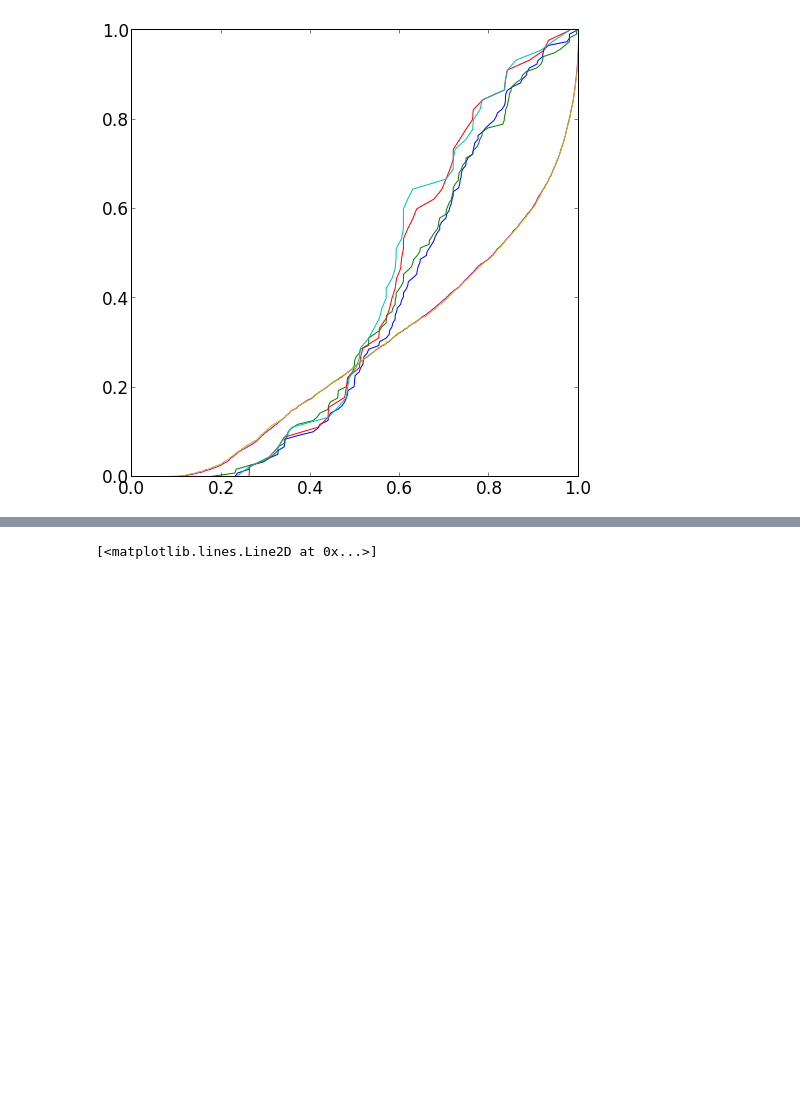
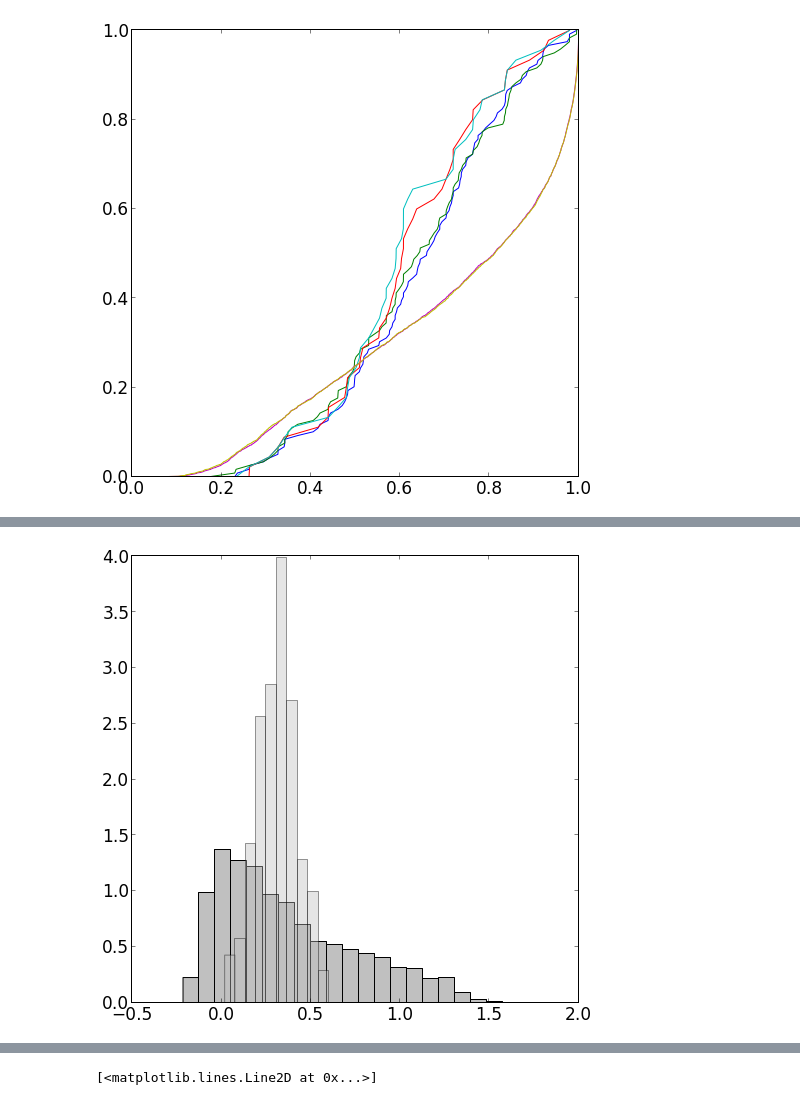
Before and after one commit to forero/LGEnvironment, a Jupyter notebook: code/AnalyzeData.ipynb, the cells around one changed output, grey strips where cells are left out. Drawn from its saved outputs; the diff is of its cells as text; code cells hidden in the pictures; blank space fills up the shorter version.

```diff
--- a/code/AnalyzeData.ipynb
+++ b/code/AnalyzeData.ipynb
@@ -164,0 +176,5 @@ plot(sort(FA_halo_B_ALL), linspace(0,1.0,n_ALL))
+# %%
+n, bins, patches = hist(log10(norm_delta_ALL+1), 20, normed=1, color = 'silver')
+n, bins, patches = hist(log10(norm_delta_3S+1), 10, normed=1, color = 'silver', alpha=00.4)
+# %% [output]
+[figure, added]
```
Also changed, not shown: parts of 13 cells of this notebook.
